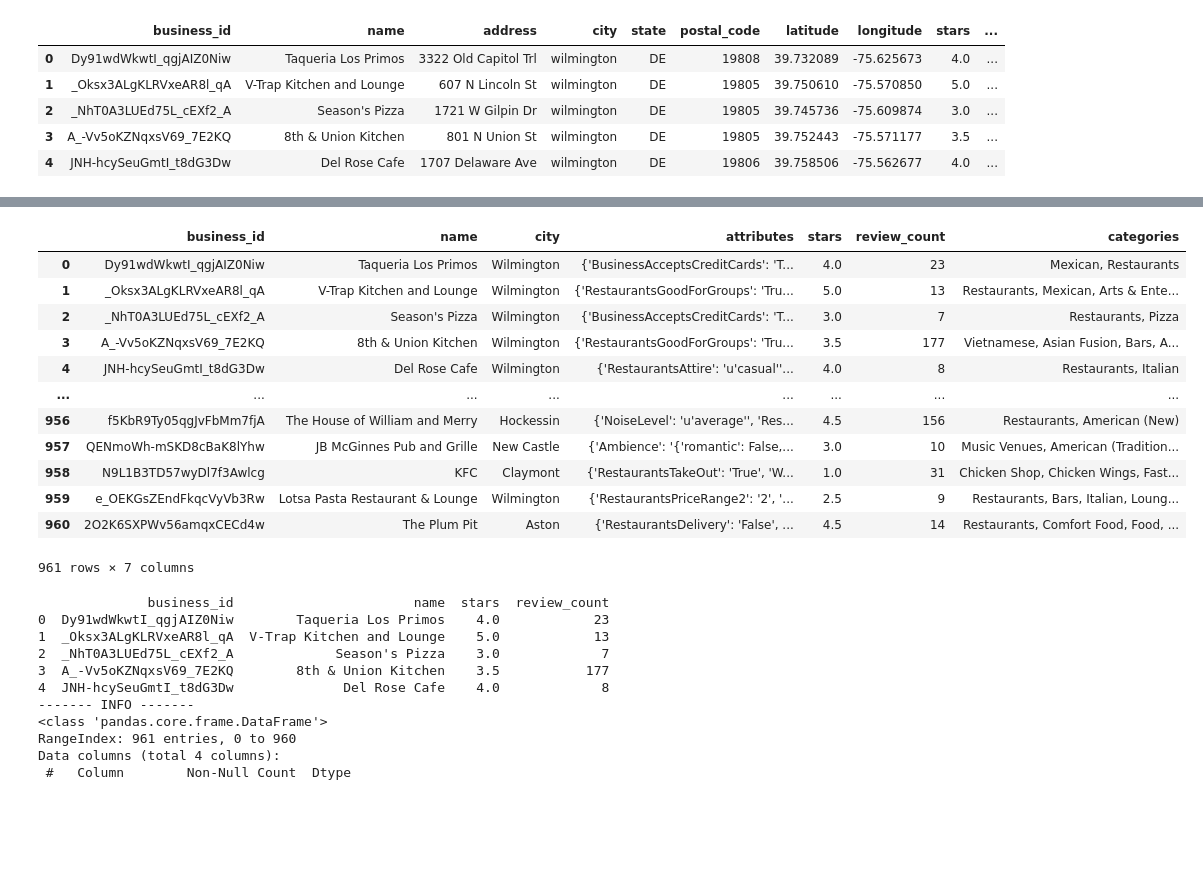
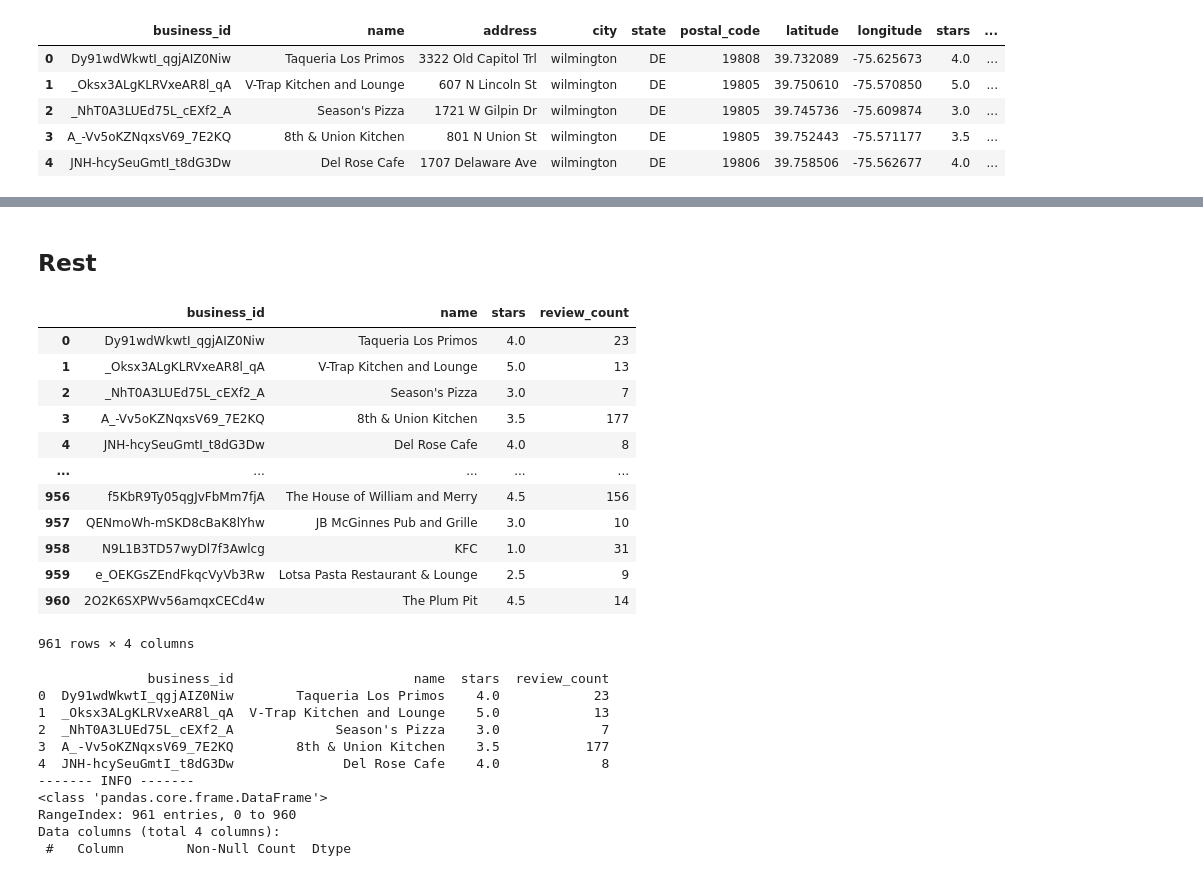
Before and after one commit to Menestarr/Projet_Neo4j, a Jupyter notebook: read_data.ipynb, the cells around one changed output, grey strips where cells are left out. Cells and saved outputs as stored; diff of their text form; code cells hidden in the pictures; blank space fills up the shorter version.

```diff
--- a/read_data.ipynb
+++ b/read_data.ipynb
@@ -35,21 +53,23 @@ df_rest0.head()
+# %% [markdown]
+## Rest
 # %%
 df_rest = df_rest0.copy()
-df_rest = df_rest[["business_id", "name", "city", "attributes", "stars", "review_count", "categories"]]
+df_rest = df_rest[["business_id", "name", "stars", "review_count"]]
 df_rest
 # %% [output]
-|  | business_id | name | city | attributes | stars | review_count | categories |
-| 0 | Dy91wdWkwtI_qgjAIZ0Niw | Taqueria Los Primos | Wilmington | {'BusinessAcceptsCreditCards': 'T... | 4.0 | 23 | Mexican, Restaurants |
-| 1 | _Oksx3ALgKLRVxeAR8l_qA | V-Trap Kitchen and Lounge | Wilmington | {'RestaurantsGoodForGroups': 'Tru... | 5.0 | 13 | Restaurants, Mexican, Arts & Ente... |
-| 2 | _NhT0A3LUEd75L_cEXf2_A | Season's Pizza | Wilmington | {'BusinessAcceptsCreditCards': 'T... | 3.0 | 7 | Restaurants, Pizza |
-| 3 | A_-Vv5oKZNqxsV69_7E2KQ | 8th & Union Kitchen | Wilmington | {'RestaurantsGoodForGroups': 'Tru... | 3.5 | 177 | Vietnamese, Asian Fusion, Bars, A... |
-| 4 | JNH-hcySeuGmtI_t8dG3Dw | Del Rose Cafe | Wilmington | {'RestaurantsAttire': 'u'casual''... | 4.0 | 8 | Restaurants, Italian |
-| ... | ... | ... | ... | ... | ... | ... | ... |
-| 956 | f5KbR9Ty05qgJvFbMm7fjA | The House of William and Merry | Hockessin | {'NoiseLevel': 'u'average'', 'Res... | 4.5 | 156 | Restaurants, American (New) |
-| 957 | QENmoWh-mSKD8cBaK8lYhw | JB McGinnes Pub and Grille | New Castle | {'Ambience': '{'romantic': False,... | 3.0 | 10 | Music Venues, American (Tradition... |
-| 958 | N9L1B3TD57wyDl7f3Awlcg | KFC | Claymont | {'RestaurantsTakeOut': 'True', 'W... | 1.0 | 31 | Chicken Shop, Chicken Wings, Fast... |
-| 959 | e_OEKGsZEndFkqcVyVb3Rw | Lotsa Pasta Restaurant & Lounge | Wilmington | {'RestaurantsPriceRange2': '2', '... | 2.5 | 9 | Restaurants, Bars, Italian, Loung... |
-| 960 | 2O2K6SXPWv56amqxCECd4w | The Plum Pit | Aston | {'RestaurantsDelivery': 'False', ... | 4.5 | 14 | Restaurants, Comfort Food, Food, ... |
+|  | business_id | name | stars | review_count |
+| 0 | Dy91wdWkwtI_qgjAIZ0Niw | Taqueria Los Primos | 4.0 | 23 |
+| 1 | _Oksx3ALgKLRVxeAR8l_qA | V-Trap Kitchen and Lounge | 5.0 | 13 |
+| 2 | _NhT0A3LUEd75L_cEXf2_A | Season's Pizza | 3.0 | 7 |
+| 3 | A_-Vv5oKZNqxsV69_7E2KQ | 8th & Union Kitchen | 3.5 | 177 |
+| 4 | JNH-hcySeuGmtI_t8dG3Dw | Del Rose Cafe | 4.0 | 8 |
+| ... | ... | ... | ... | ... |
+| 956 | f5KbR9Ty05qgJvFbMm7fjA | The House of William and Merry | 4.5 | 156 |
+| 957 | QENmoWh-mSKD8cBaK8lYhw | JB McGinnes Pub and Grille | 3.0 | 10 |
+| 958 | N9L1B3TD57wyDl7f3Awlcg | KFC | 1.0 | 31 |
+| 959 | e_OEKGsZEndFkqcVyVb3Rw | Lotsa Pasta Restaurant & Lounge | 2.5 | 9 |
+| 960 | 2O2K6SXPWv56amqxCECd4w | The Plum Pit | 4.5 | 14 |
-961 rows × 7 columns
+961 rows × 4 columns
 # %%
 def description_data(df):
     print(df.head())
```
Also changed, not shown: parts of 11 cells of this notebook, 5 other files.
